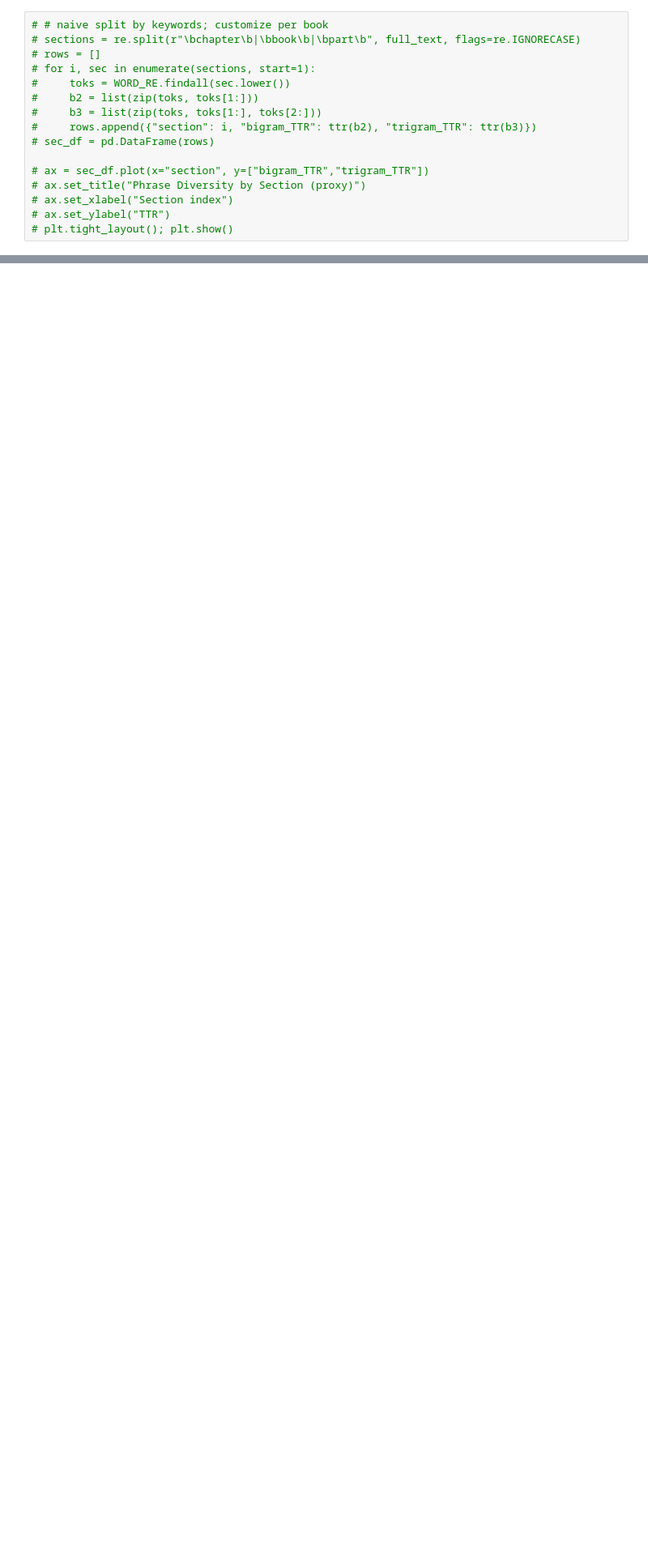
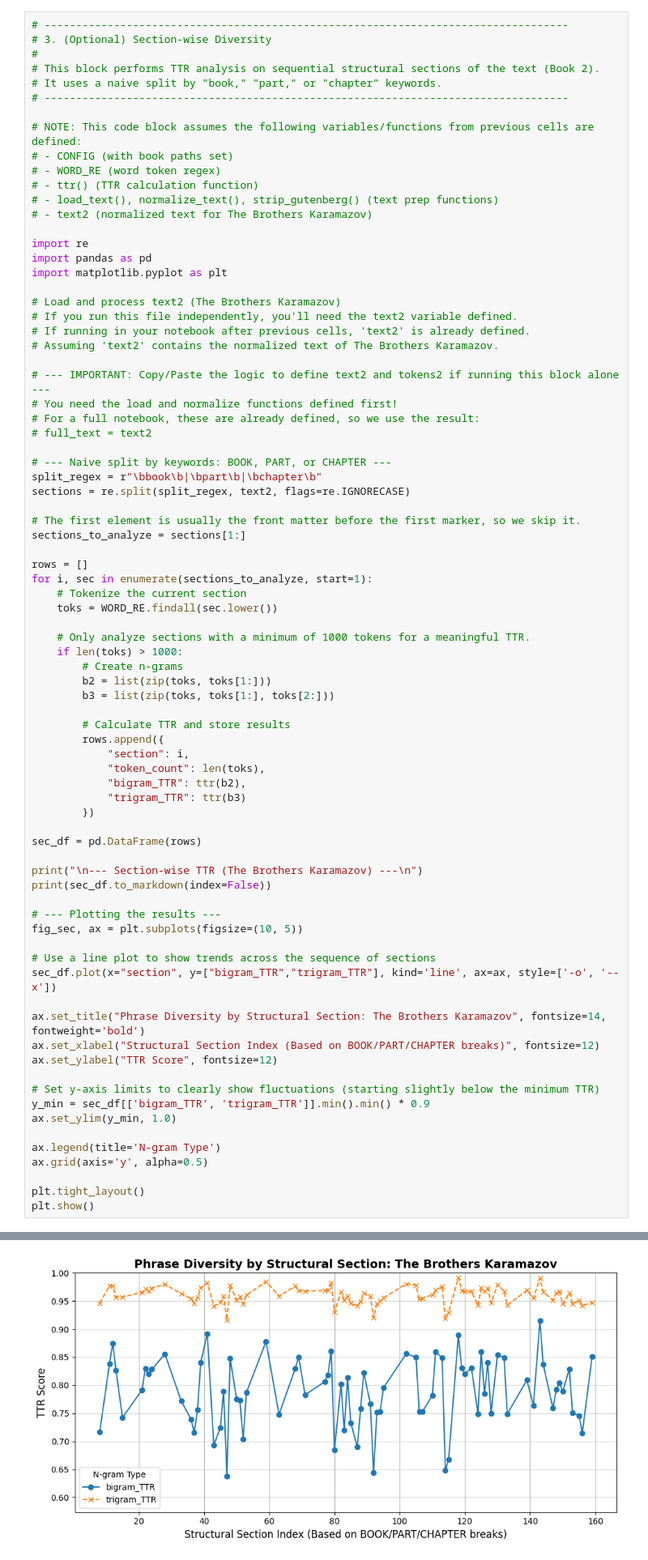
Before and after one commit to NLP-M-A-D/applied-NLP-week2, a Jupyter notebook: notebooks/4_AppliedNLP_Session2_Phrase_Diversity.ipynb, the cells around one changed output, grey strips where cells are left out. Shown: that part at 81% size. Drawn from its saved outputs; the diff is of its cells as text; blank space fills up the shorter version.

Commit message:
Notebook 4 finished

```diff
--- a/notebooks/4_AppliedNLP_Session2_Phrase_Diversity.ipynb
+++ b/notebooks/4_AppliedNLP_Session2_Phrase_Diversity.ipynb
@@ -259,18 +279,82 @@ plt.show()
 
 If chapters/sections are detectable by regex, estimate diversity per section.
 # %%
-# # naive split by keywords; customize per book
-# sections = re.split(r"\bchapter\b|\bbook\b|\bpart\b", full_text, flags=re.IGNORECASE)
-# rows = []
-# for i, sec in enumerate(sections, start=1):
-#     toks = WORD_RE.findall(sec.lower())
-#     b2 = list(zip(toks, toks[1:]))
-#     b3 = list(zip(toks, toks[1:], toks[2:]))
-#     rows.append({"section": i, "bigram_TTR": ttr(b2), "trigram_TTR": ttr(b3)})
-# sec_df = pd.DataFrame(rows)
+# -----------------------------------------------------------------------------------
+# 3. (Optional) Section-wise Diversity
+#
+# This block performs TTR analysis on sequential structural sections of the text (Book 2).
+# It uses a naive split by "book," "part," or "chapter" keywords.
+# -----------------------------------------------------------------------------------
 
-# ax = sec_df.plot(x="section", y=["bigram_TTR","trigram_TTR"])
-# ax.set_title("Phrase Diversity by Section (proxy)")
-# ax.set_xlabel("Section index")
-# ax.set_ylabel("TTR")
-# plt.tight_layout(); plt.show()
+# NOTE: This code block assumes the following variables/functions from previous cells are defined:
+# - CONFIG (with book paths set)
+# - WORD_RE (word token regex)
+# - ttr() (TTR calculation function)
+# - load_text(), normalize_text(), strip_gutenberg() (text prep functions)
+# - text2 (normalized text for The Brothers Karamazov)
+
+import re
+import pandas as pd
+import matplotlib.pyplot as plt
+
+# Load and process text2 (The Brothers Karamazov)
+# If you run this file independently, you'll need the text2 variable defined.
+# If running in your notebook after previous cells, 'text2' is already defined.
+# Assuming 'text2' contains the normalized text of The Brothers Karamazov.
+
+# --- IMPORTANT: Copy/Paste the logic to define text2 and tokens2 if running this block alone ---
+# You need the load and normalize functions defined first!
+# For a full notebook, these are already defined, so we use the result:
+# full_text = text2
+
+# --- Naive split by keywords: BOOK, PART, or CHAPTER ---
+split_regex = r"\bbook\b|\bpart\b|\bchapter\b"
+sections = re.split(split_regex, text2, flags=re.IGNORECASE)
+
+# The first element is usually the front matter before the first marker, so we skip it.
+sections_to_analyze = sections[1:]
+
+rows = []
+for i, sec in enumerate(sections_to_analyze, start=1):
+    # Tokenize the current section
+    toks = WORD_RE.findall(sec.lower())
+
+    # Only analyze sections with a minimum of 1000 tokens for a meaningful TTR.
+    if len(toks) > 1000:
+        # Create n-grams
+        b2 = list(zip(toks, toks[1:]))
+        b3 = list(zip(toks, toks[1:], toks[2:]))
+
+        # Calculate TTR and store results
+        rows.append({
+            "section": i,
+            "token_count": len(toks),
+            "bigram_TTR": ttr(b2),
+            "trigram_TTR": ttr(b3)
+        })
+
+sec_df = pd.DataFrame(rows)
+
+print("\n--- Section-wise TTR (The Brothers Karamazov) ---\n")
+print(sec_df.to_markdown(index=False))
+
+# --- Plotting the results ---
+fig_sec, ax = plt.subplots(figsize=(10, 5))
+
+# Use a line plot to show trends across the sequence of sections
+sec_df.plot(x="section", y=["bigram_TTR","trigram_TTR"], kind='line', ax=ax, style=['-o', '--x'])
+
+ax.set_title("Phrase Diversity by Structural Section: The Brothers Karamazov", fontsize=14, fontweight='bold')
+ax.set_xlabel("Structural Section Index (Based on BOOK/PART/CHAPTER breaks)", fontsize=12)
+ax.set_ylabel("TTR Score", fontsize=12)
+
+# Set y-axis limits to clearly show fluctuations (starting slightly below the minimum TTR)
+y_min = sec_df[['bigram_TTR', 'trigram_TTR']].min().min() * 0.9
+ax.set_ylim(y_min, 1.0)
+
+ax.legend(title='N-gram Type')
+ax.grid(axis='y', alpha=0.5)
+
+plt.tight_layout()
+plt.show()
+# %% [output]
@@ -276,0 +378 @@ If chapters/sections are detectable by regex, estimate diversity per section.
+[figure, added]
```
Also changed, not shown: parts of 6 cells of this notebook, 2 other files.
